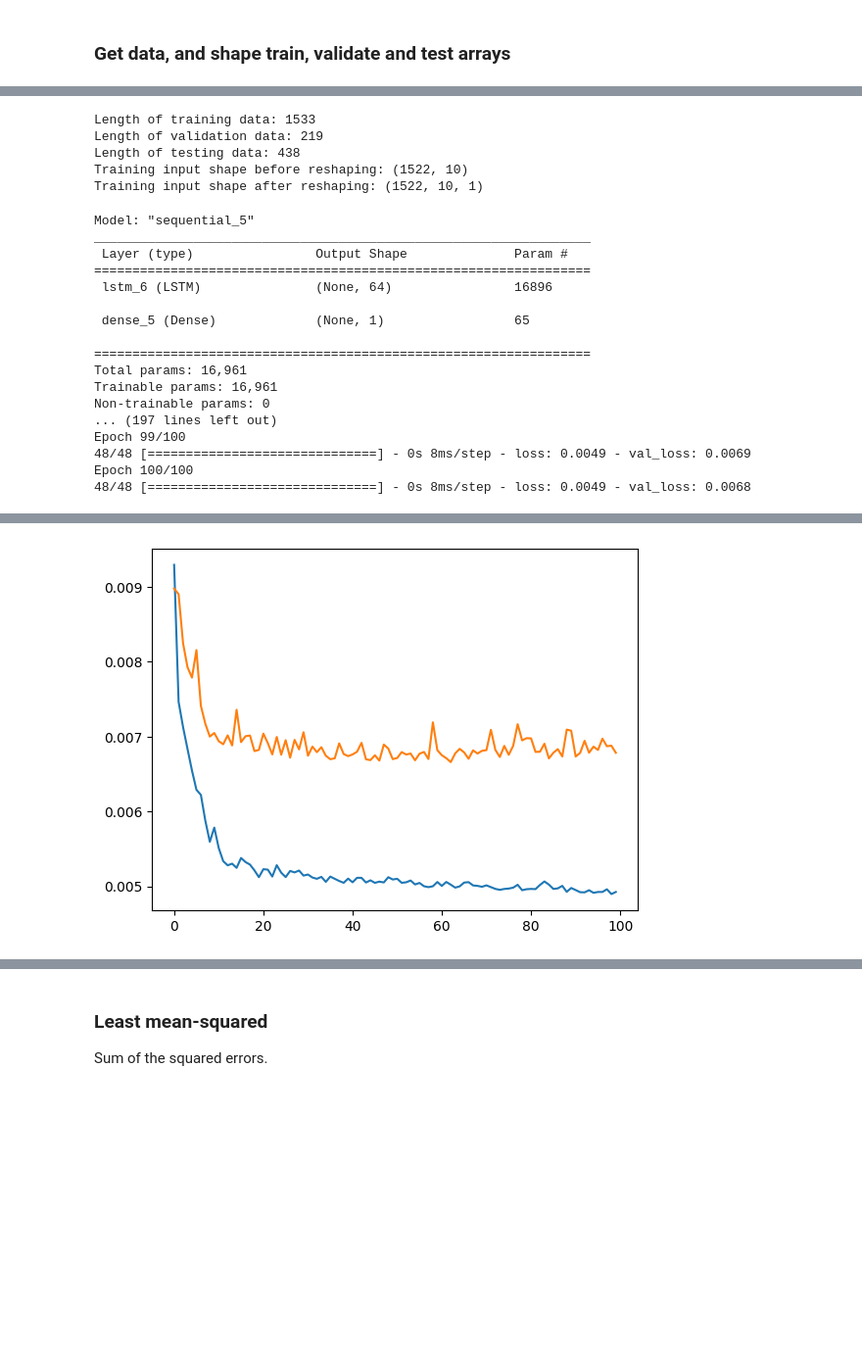
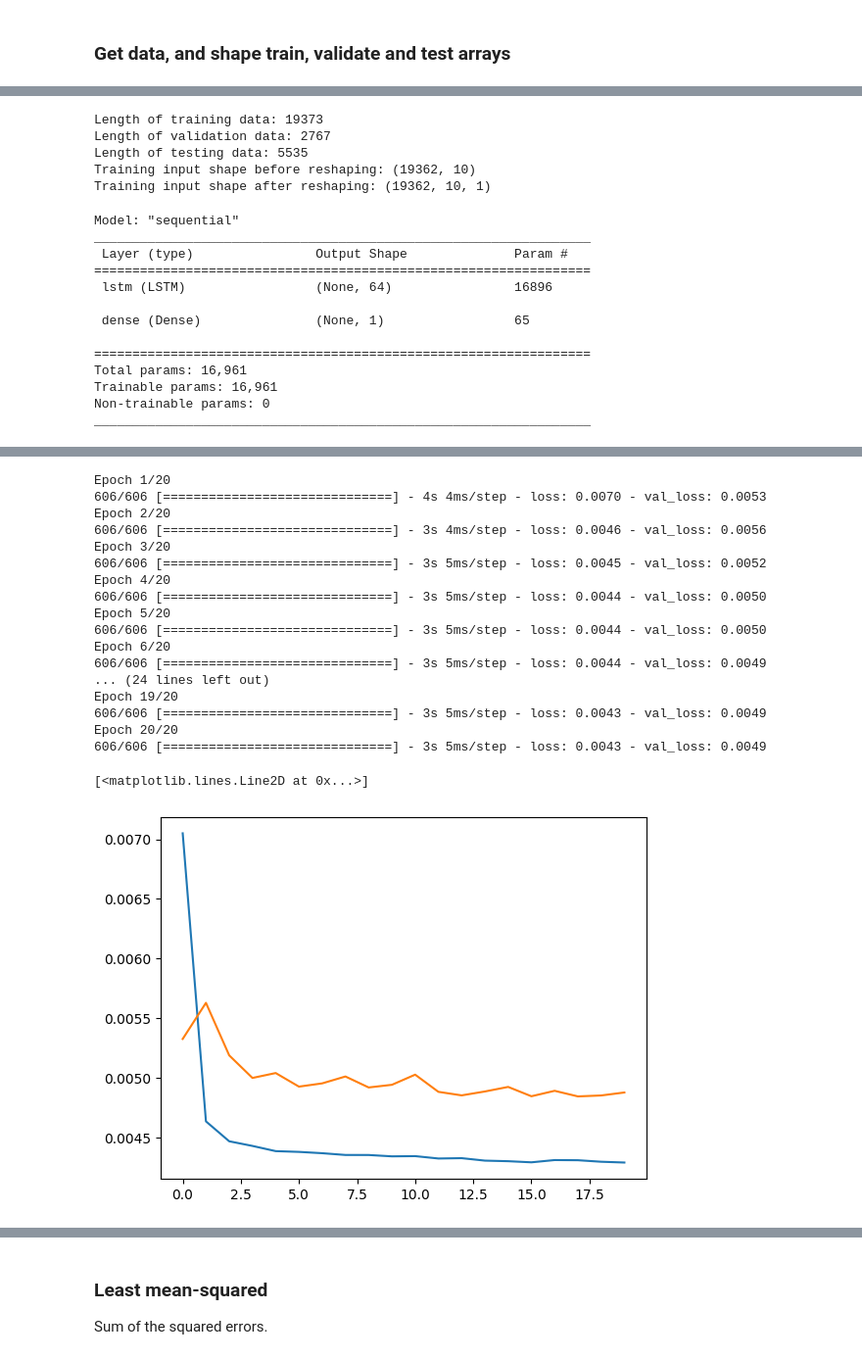
Before and after one commit to rhtweedie/ghcnd_ml, a Jupyter notebook: RNN_single_var.ipynb, the cells around one changed output, grey strips where cells are left out. Shown at 98% size. Cells and saved outputs as stored; diff of their text form; code cells hidden in the pictures; blank space fills up the shorter version.

```diff
--- a/RNN_single_var.ipynb
+++ b/RNN_single_var.ipynb
@@ -35,7 +35,7 @@ station_names = ghn.getStatKeyNames()
 
 # set station to be investigated
 # station -1 gives nice results
-station = no_gaps_tmax[-1]
+station = no_gaps_tmax[50]
 print(f"Station selected: {station}")
 
 # get url for a given station index
@@ -112,11 +112,11 @@ input_test = input_test.reshape((input_test.shape[0], input_test.shape[1], n_fea
 input_validate = input_validate.reshape((input_validate.shape[0], input_validate.shape[1], n_features))
 print(f"Training input shape after reshaping: {np.shape(input_train)}")
 # %% [output]
-Length of training data: 1533
-Length of validation data: 219
-Length of testing data: 438
-Training input shape before reshaping: (1522, 10)
-Training input shape after reshaping: (1522, 10, 1)
+Length of training data: 19373
+Length of validation data: 2767
+Length of testing data: 5535
+Training input shape before reshaping: (19362, 10)
+Training input shape after reshaping: (19362, 10, 1)
 # %%
 model = keras.models.Sequential()
 model.add(layers.LSTM(64, input_shape = (None, 1), activation = 'relu', return_sequences = False))
@@ -126,7 +126,7 @@ model.compile(loss = 'mean_squared_error', optimizer = 'adam')
 model.summary()
 
 # train model and extract final loss
-history = model.fit(input_train, target_train, epochs = 100, validation_data = (input_validate, target_validate))
+history = model.fit(input_train, target_train, epochs = 20, validation_data = (input_validate, target_validate))
 cost = history.history['loss']
 val_cost = history.history['val_loss']
 
@@ -134,20 +134,16 @@ fig, ax = plt.subplots()
 ax.plot(cost)
 ax.plot(val_cost)
 # %% [output]
-Model: "sequential_5"
+Model: "sequential"
 _________________________________________________________________
  Layer (type)                Output Shape              Param #
 =================================================================
- lstm_6 (LSTM)               (None, 64)                16896
+ lstm (LSTM)                 (None, 64)                16896
 
- dense_5 (Dense)             (None, 1)                 65
+ dense (Dense)               (None, 1)                 65
 
 =================================================================
 Total params: 16,961
 Trainable params: 16,961
 Non-trainable params: 0
-... (197 lines left out)
-Epoch 99/100
-48/48 [==============================] - 0s 8ms/step - loss: 0.0049 - val_loss: 0.0069
-Epoch 100/100
-48/48 [==============================] - 0s 8ms/step - loss: 0.0049 - val_loss: 0.0068
+_________________________________________________________________
@@ -155,4 +155,22 @@ Epoch 100/100
+Epoch 1/20
+606/606 [==============================] - 4s 4ms/step - loss: 0.0070 - val_loss: 0.0053
+Epoch 2/20
+606/606 [==============================] - 3s 4ms/step - loss: 0.0046 - val_loss: 0.0056
+Epoch 3/20
+606/606 [==============================] - 3s 5ms/step - loss: 0.0045 - val_loss: 0.0052
+Epoch 4/20
+606/606 [==============================] - 3s 5ms/step - loss: 0.0044 - val_loss: 0.0050
+Epoch 5/20
+606/606 [==============================] - 3s 5ms/step - loss: 0.0044 - val_loss: 0.0050
+Epoch 6/20
+606/606 [==============================] - 3s 5ms/step - loss: 0.0044 - val_loss: 0.0049
+... (24 lines left out)
+Epoch 19/20
+606/606 [==============================] - 3s 5ms/step - loss: 0.0043 - val_loss: 0.0049
+Epoch 20/20
+606/606 [==============================] - 3s 5ms/step - loss: 0.0043 - val_loss: 0.0049
+[<matplotlib.lines.Line2D at 0x...>]
-[figure, old version]
+[figure, new version]
 # %%
 prediction = model.predict(input_test)
 
```
Also changed, not shown: parts of 11 cells of this notebook.
